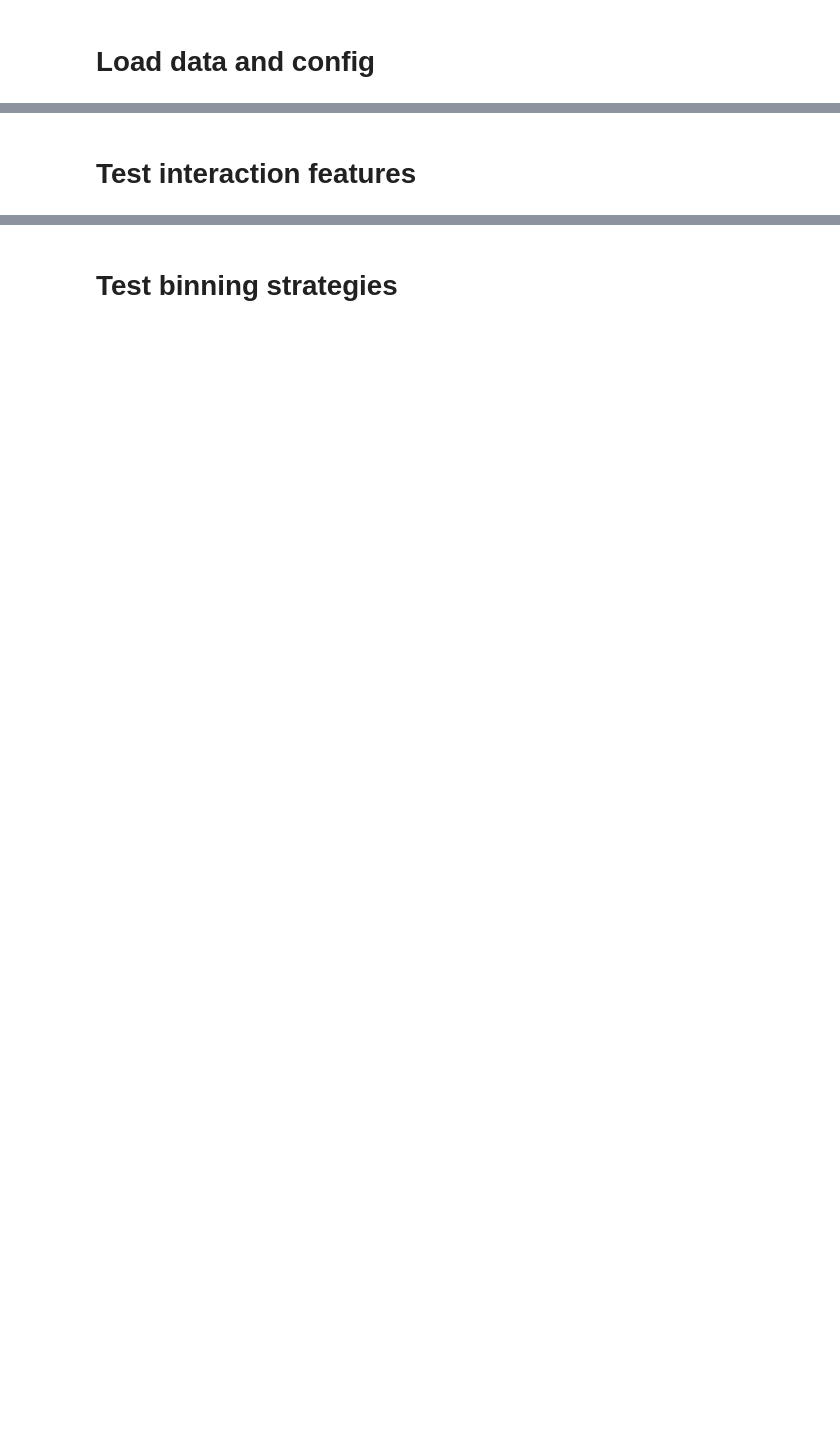
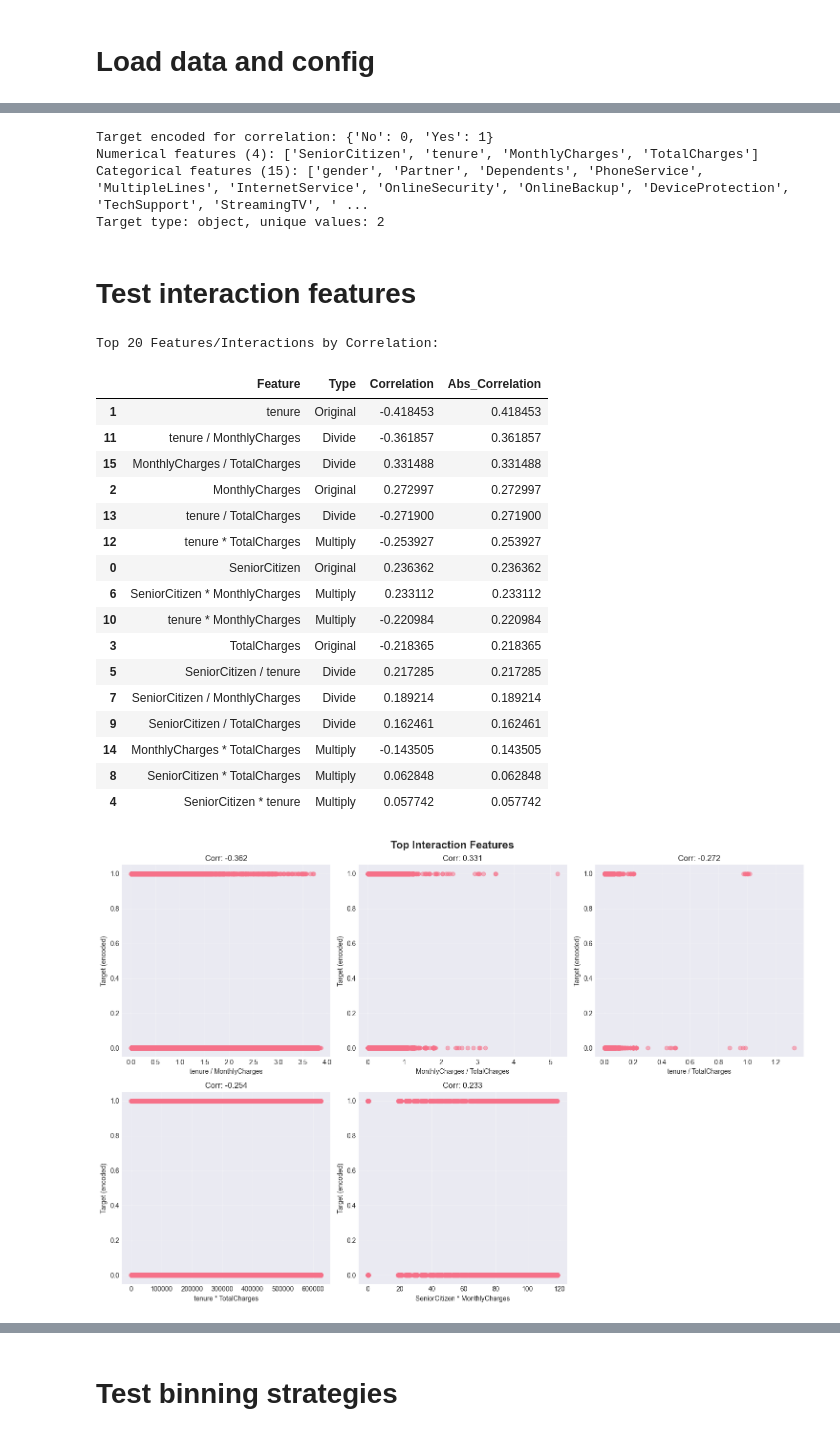
Before and after one commit to Fahmi-mi/predict-customer-churn, a Jupyter notebook: notebooks/02_feature_engineer.ipynb, the cells around one changed output, grey strips where cells are left out. Saved outputs shown, nothing was run; the diff lists cells and outputs as text; code cells hidden in the pictures; blank space fills up the shorter version.

```diff
--- a/notebooks/02_feature_engineer.ipynb
+++ b/notebooks/02_feature_engineer.ipynb
@@ -4,5 +4,10 @@
 import sys
 from pathlib import Path
 
-project_root = Path.cwd().parent
+project_root = Path.cwd()
+if not (project_root / "src").exists():
+    project_root = project_root.parent
+
 sys.path.insert(0, str(project_root))
+print(f"Project root: {project_root.resolve()}")
+print(f"Working dir:  {Path.cwd().resolve()}")
@@ -31,9 +39,22 @@ pd.set_option('display.max_rows', 100)
 # %%
 config_path = project_root / "config" / "default.yaml"
 config = load_config(str(config_path))
+print(f"Experiment: {config['experiment']['name']}")
+print(f"Seed: {config['experiment']['seed']}")
+print()
 
-train_path = config['data']['train_path']
+train_path = Path(config['data']['train_path'])
+test_path = Path(config['data']['test_path'])
 target_col = config['data']['target_column']
 id_col = config['data']['id_column']
 
-train_df = load_data(train_path)
+if not train_path.is_absolute():
+    train_path = project_root / train_path
+if not test_path.is_absolute():
+    test_path = project_root / test_path
+
+print(f"Train path: {train_path.resolve()}")
+print(f"Test path:  {test_path.resolve()}")
+
+train_df = load_data(str(train_path))
+test_df = load_data(str(test_path))
@@ -50,9 +77,23 @@ if id_col and id_col in X.columns:
 numerical_features = X.select_dtypes(include=[np.number]).columns.tolist()
 categorical_features = X.select_dtypes(include=['object', 'category']).columns.tolist()
 
+if pd.api.types.is_numeric_dtype(y):
+    y_corr = y.astype(float)
+    print("Target already numeric for correlation")
+else:
+    target_codes, target_levels = pd.factorize(y)
+    y_corr = pd.Series(target_codes, index=y.index, name=f"{target_col}_encoded").astype(float)
+    mapping = {str(level): int(code) for code, level in enumerate(target_levels)}
+    print(f"Target encoded for correlation: {mapping}")
+
 print(f"Numerical features ({len(numerical_features)}): {numerical_features}")
 print(f"Categorical features ({len(categorical_features)}): {categorical_features}")
 print(f"Target type: {y.dtype}, unique values: {y.nunique()}")
+# %% [output]
+Target encoded for correlation: {'No': 0, 'Yes': 1}
+Numerical features (4): ['SeniorCitizen', 'tenure', 'MonthlyCharges', 'TotalCharges']
+Categorical features (15): ['gender', 'Partner', 'Dependents', 'PhoneService', 'MultipleLines', 'InternetService', 'OnlineSecurity', 'OnlineBackup', 'DeviceProtection', 'TechSupport', 'StreamingTV', ' ...
+Target type: object, unique values: 2
 # %% [markdown]
 # Test interaction features
 # %%
@@ -60,7 +101,7 @@ if len(numerical_features) >= 2:
     interaction_results = []
 
     for feat in numerical_features:
-        corr = X[feat].corr(y)
+        corr = X[feat].corr(y_corr)
         interaction_results.append({
             'Feature': feat,
             'Type': 'Original',
@@ -71,7 +112,7 @@ if len(numerical_features) >= 2:
     for feat1, feat2 in combinations(numerical_features, 2):
         # Multiplication
         interaction = X[feat1] * X[feat2]
-        corr = interaction.corr(y)
+        corr = interaction.corr(y_corr)
         interaction_results.append({
             'Feature': f'{feat1} * {feat2}',
             'Type': 'Multiply',
@@ -81,7 +122,7 @@ if len(numerical_features) >= 2:
 
         # Division (with zero handling)
         interaction = X[feat1] / (X[feat2] + 1e-8)
-        corr = interaction.corr(y)
+        corr = interaction.corr(y_corr)
         interaction_results.append({
             'Feature': f'{feat1} / {feat2}',
             'Type': 'Divide',
@@ -100,35 +141,55 @@ if len(numerical_features) >= 2:
     if len(top_interactions) > 0:
         fig, axes = plt.subplots(2, 3, figsize=(15, 10))
         axes = axes.flatten()
 
         for idx, row in enumerate(top_interactions.iterrows()):
             if idx >= 6:
                 break
             _, data = row
 
             if ' * ' in data['Feature']:
                 feat1, feat2 = data['Feature'].split(' * ')
                 interaction_values = X[feat1] * X[feat2]
             elif ' / ' in data['Feature']:
                 feat1, feat2 = data['Feature'].split(' / ')
                 interaction_values = X[feat1] / (X[feat2] + 1e-8)
             else:
                 continue
 
-            axes[idx].scatter(interaction_values, y, alpha=0.5)
+            axes[idx].scatter(interaction_values, y_corr, alpha=0.5)
             axes[idx].set_xlabel(data['Feature'])
-            axes[idx].set_ylabel('Target')
+            axes[idx].set_ylabel('Target (encoded)')
             axes[idx].set_title(f"Corr: {data['Correlation']:.3f}")
             axes[idx].grid(alpha=0.3)
 
         for idx in range(len(top_interactions), 6):
             axes[idx].axis('off')
 
         plt.suptitle('Top Interaction Features', fontsize=16, fontweight='bold')
         plt.tight_layout()
         plt.show()
 else:
     print("Not enough numerical features for interaction testing")
+# %% [output]
+Top 20 Features/Interactions by Correlation:
+|  | Feature | Type | Correlation | Abs_Correlation |
+| 1 | tenure | Original | -0.418453 | 0.418453 |
+| 11 | tenure / MonthlyCharges | Divide | -0.361857 | 0.361857 |
+| 15 | MonthlyCharges / TotalCharges | Divide | 0.331488 | 0.331488 |
+| 2 | MonthlyCharges | Original | 0.272997 | 0.272997 |
+| 13 | tenure / TotalCharges | Divide | -0.271900 | 0.271900 |
+| 12 | tenure * TotalCharges | Multiply | -0.253927 | 0.253927 |
+| 0 | SeniorCitizen | Original | 0.236362 | 0.236362 |
+| 6 | SeniorCitizen * MonthlyCharges | Multiply | 0.233112 | 0.233112 |
+| 10 | tenure * MonthlyCharges | Multiply | -0.220984 | 0.220984 |
+| 3 | TotalCharges | Original | -0.218365 | 0.218365 |
+| 5 | SeniorCitizen / tenure | Divide | 0.217285 | 0.217285 |
+| 7 | SeniorCitizen / MonthlyCharges | Divide | 0.189214 | 0.189214 |
+| 9 | SeniorCitizen / TotalCharges | Divide | 0.162461 | 0.162461 |
+| 14 | MonthlyCharges * TotalCharges | Multiply | -0.143505 | 0.143505 |
+| 8 | SeniorCitizen * TotalCharges | Multiply | 0.062848 | 0.062848 |
+| 4 | SeniorCitizen * tenure | Multiply | 0.057742 | 0.057742 |
+[figure, added]
 # %%
 if len(numerical_features) >= 2:
     original_max = interaction_df[interaction_df['Type'] == 'Original']['Abs_Correlation'].max()
```
Also changed, not shown: parts of 8 cells of this notebook, 5 other files.
